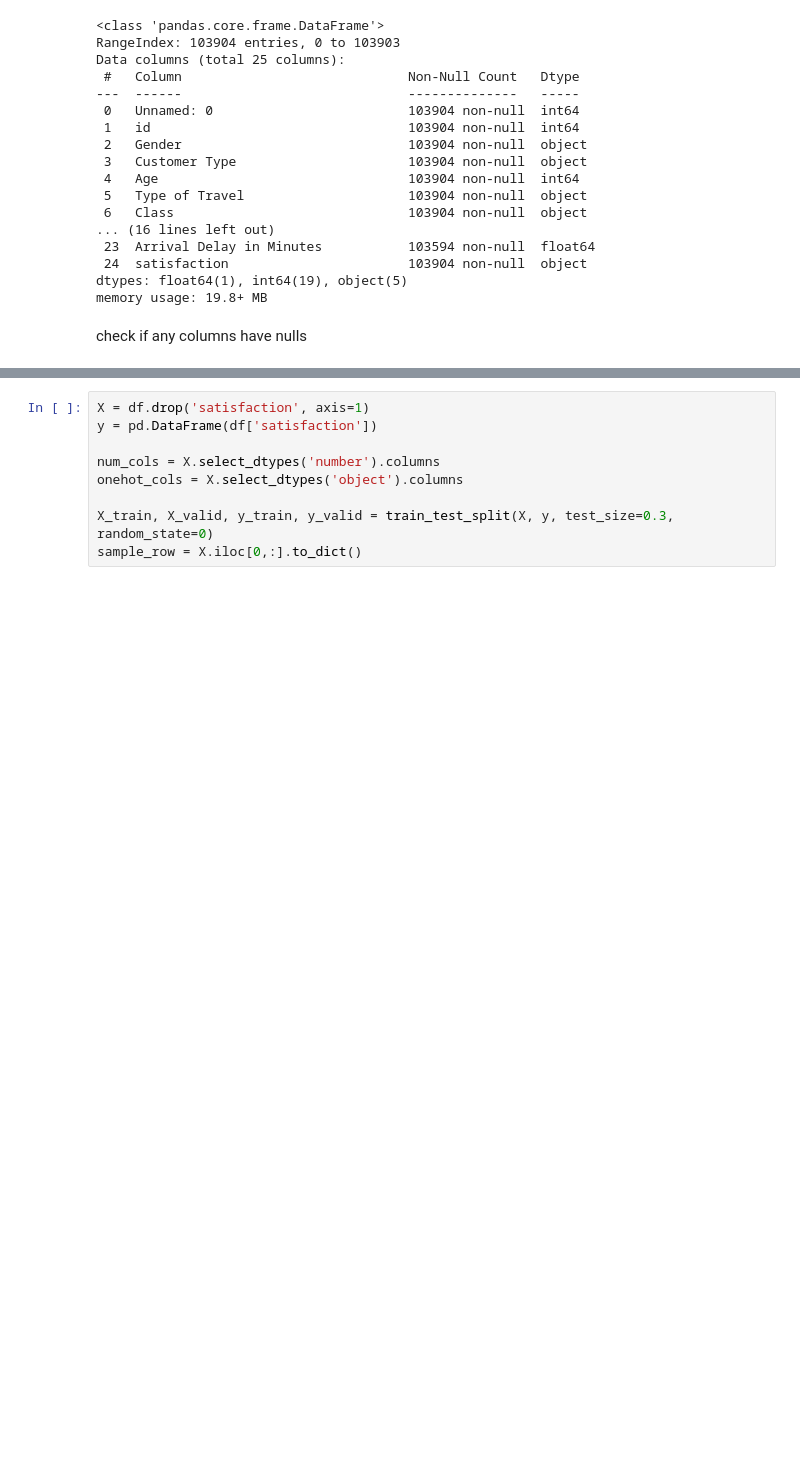
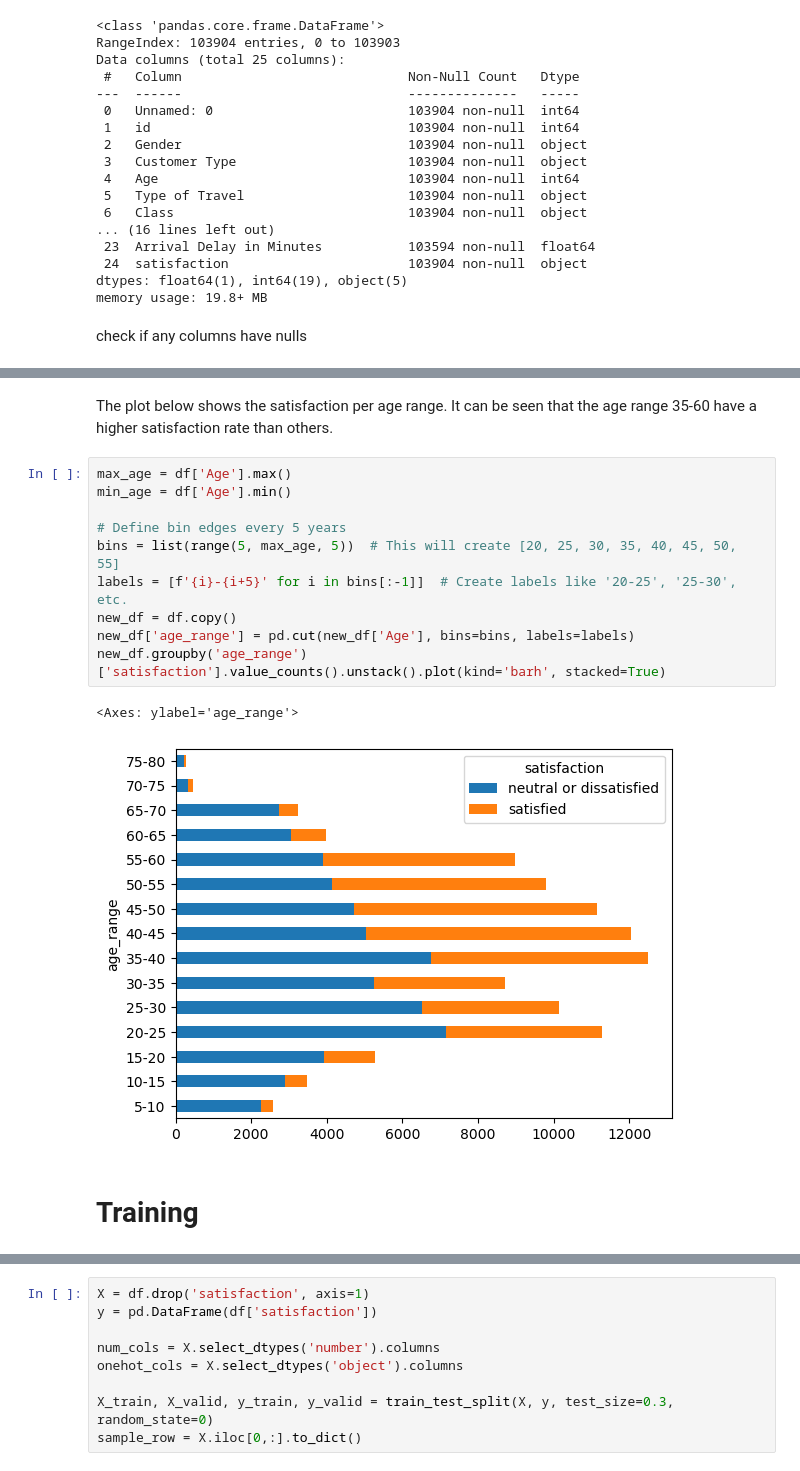
Before and after one commit to ucagub/kaggle_practice, a Jupyter notebook: airline/train.ipynb, the cells around one changed output, grey strips where cells are left out. Saved outputs shown, nothing was run; the diff lists cells and outputs as text; blank space fills up the shorter version.

```diff
--- a/airline/train.ipynb
+++ b/airline/train.ipynb
@@ -80,3 +175,20 @@ dtype: bool
+# %% [markdown]
+The plot below shows the satisfaction per age range. It can be seen that the age range 35-60 have a higher satisfaction rate than others.
+# %%
+max_age = df['Age'].max()
+min_age = df['Age'].min()
+
+# Define bin edges every 5 years
+bins = list(range(5, max_age, 5))  # This will create [20, 25, 30, 35, 40, 45, 50, 55]
+labels = [f'{i}-{i+5}' for i in bins[:-1]]  # Create labels like '20-25', '25-30', etc.
+new_df = df.copy()
+new_df['age_range'] = pd.cut(new_df['Age'], bins=bins, labels=labels)
+new_df.groupby('age_range')['satisfaction'].value_counts().unstack().plot(kind='barh', stacked=True)
+# %% [output]
+<Axes: ylabel='age_range'>
+[figure, added]
+# %% [markdown]
+# Training
 # %% [markdown]
 Separate the target column and the features.
 Use train_test_split to randomly select training set and validation set.
```
Also changed, not shown: parts of 39 cells of this notebook, 5 other files.
